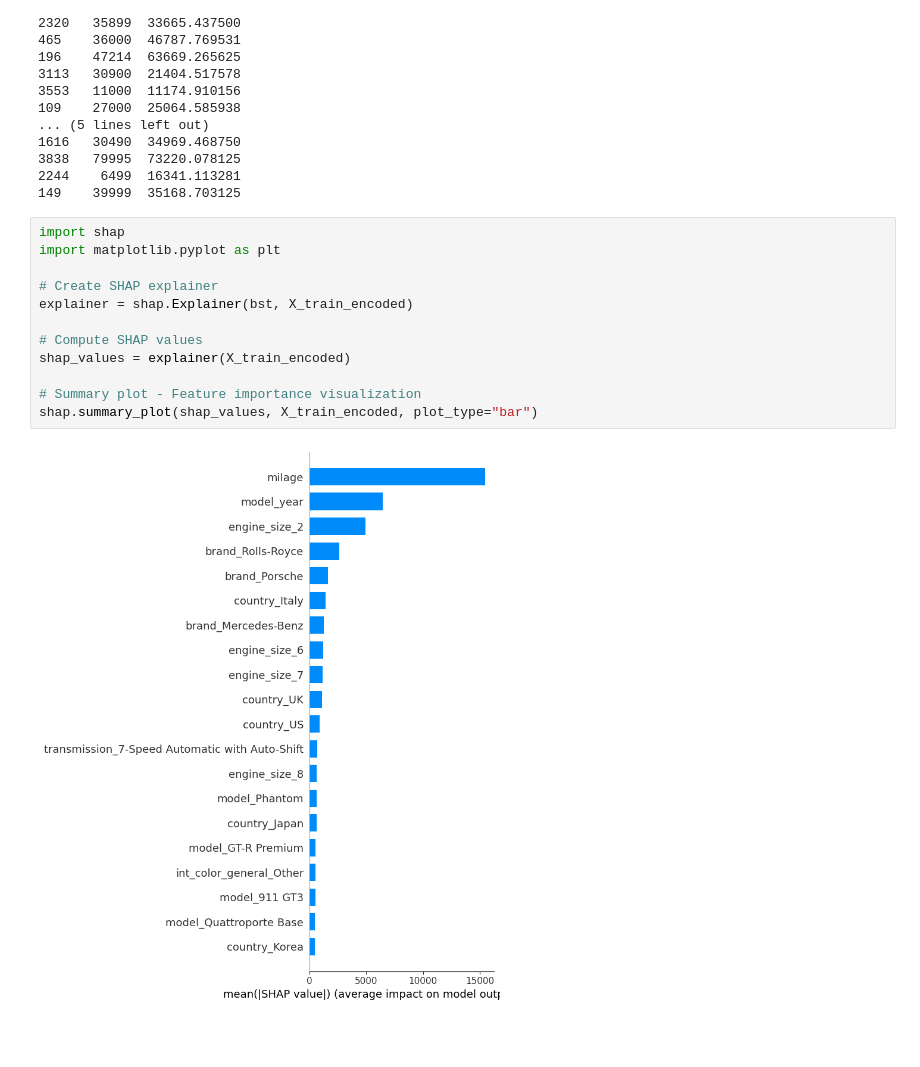
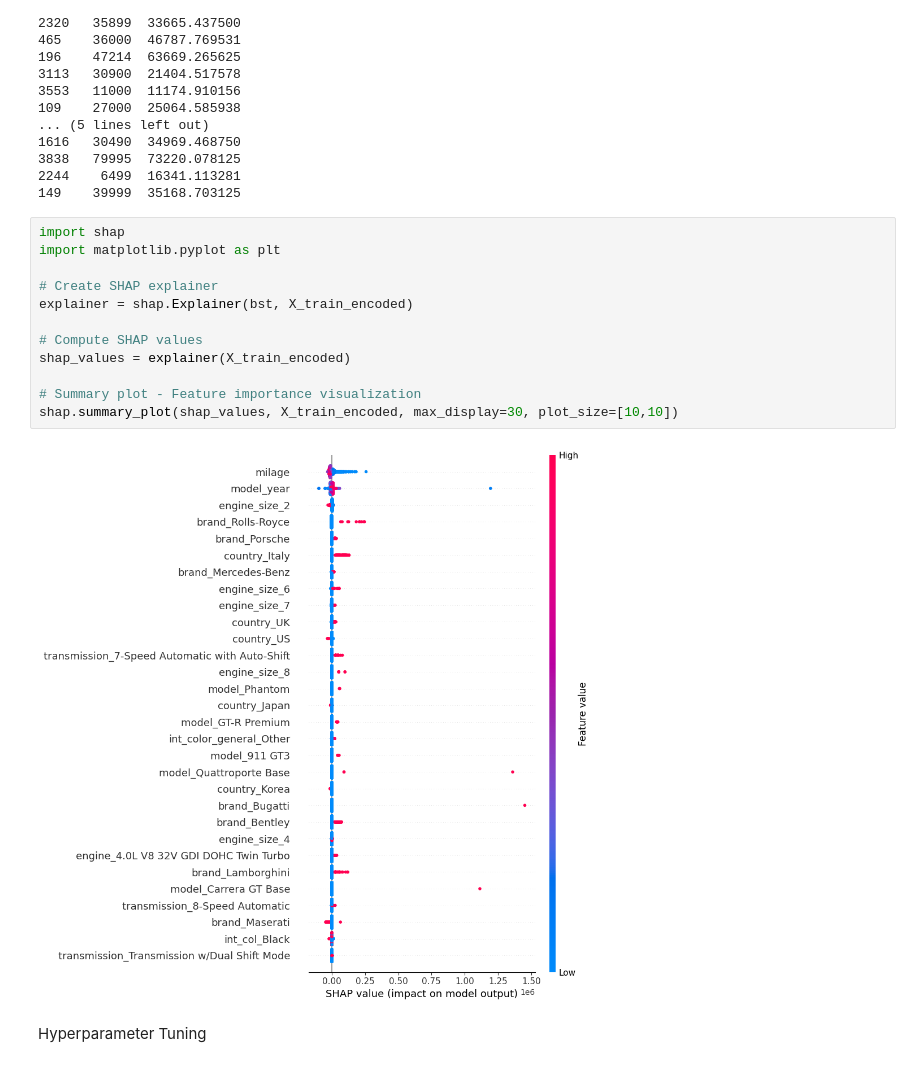
Before and after one commit to maxhtx/Car-Price-Prediction, a Jupyter notebook: code.ipynb, the cells around one changed output. Saved outputs shown, nothing was run; the diff lists cells and outputs as text; blank space fills up the shorter version.

```diff
--- a/code.ipynb
+++ b/code.ipynb
@@ -500,14 +500,16 @@ print(comparison_df.head(20))
 # %%
 import shap
 import matplotlib.pyplot as plt
 
 # Create SHAP explainer
 explainer = shap.Explainer(bst, X_train_encoded)
 
 # Compute SHAP values
 shap_values = explainer(X_train_encoded)
 
 # Summary plot - Feature importance visualization
-shap.summary_plot(shap_values, X_train_encoded, plot_type="bar")
+shap.summary_plot(shap_values, X_train_encoded, max_display=30, plot_size=[10,10])
 # %% [output]
-[figure, old version]
+[figure, new version]
+# %% [markdown]
+Hyperparameter Tuning
```
Also changed, not shown: parts of 1 cell of this notebook.
